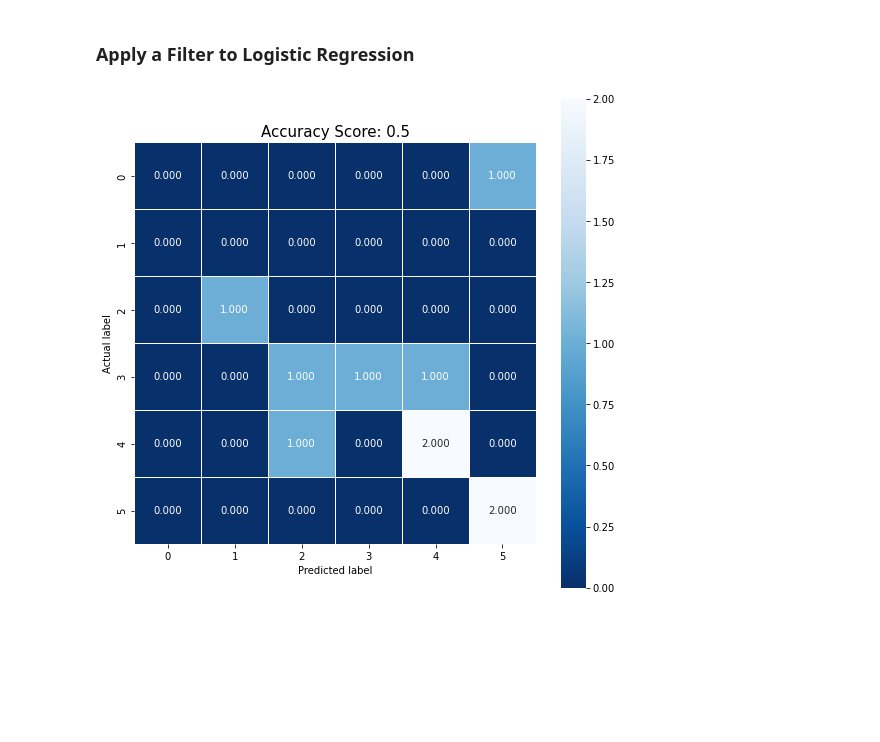
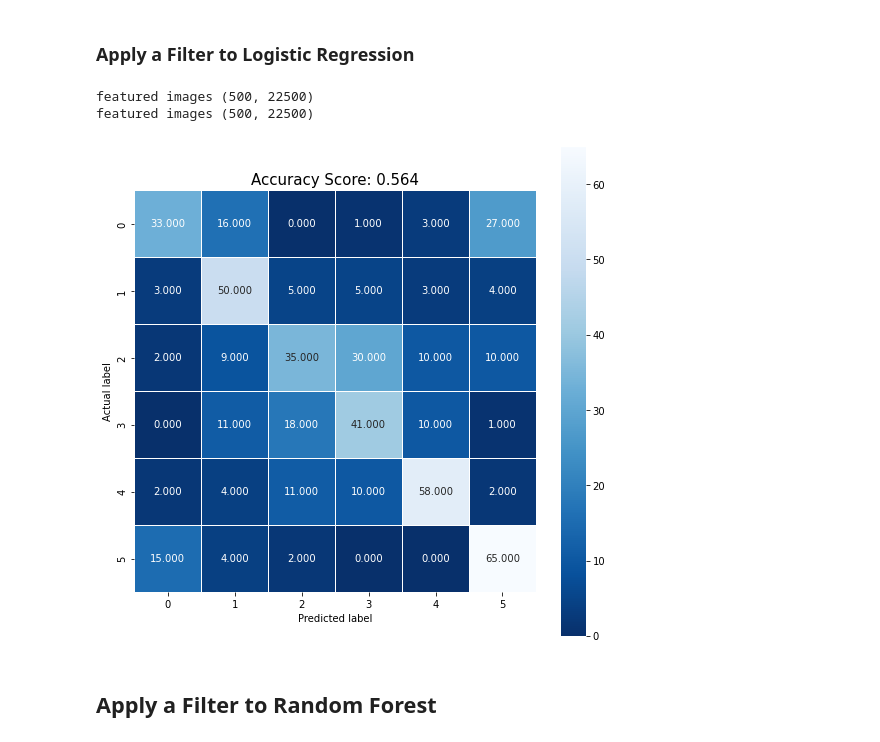
Before and after one commit to roxyrong/w281-project, a Jupyter notebook: Data_Prep_and_Features.ipynb, the cells around one changed output. Drawn from its saved outputs; the diff is of its cells as text; code cells hidden in the pictures; blank space fills up the shorter version.

Commit message:
drop non (150x150) images and add random forest

```diff
--- a/Data_Prep_and_Features.ipynb
+++ b/Data_Prep_and_Features.ipynb
@@ -35,3 +35,19 @@ train_path = 'seg_train/seg_train/'
 training_set = load_dataset(train_path)
 # %% [markdown]
 ### Split Training Data into Train/Val
+# %%
+#Remove images that are not (150,150)
+resolution_col = []
+for idx, row in training_set.iterrows():
+    img = plt.imread(row['filename'])
+    if img.shape == (150, 150, 3):
+        resolution_col.append('good')
+    else:
+        resolution_col.append('drop')
+
+new_training_set = training_set.copy()
+new_training_set['resolution'] = resolution_col
+new_training_set.drop(new_training_set[new_training_set.resolution == "drop"].index, inplace=True)
+# new_training_set = training_set.drop('resolution' == 'drop')
+print("old", training_set.shape)
+print("new", new_training_set.shape)
@@ -37,0 +57,3 @@ training_set = load_dataset(train_path)
+# %%
+new_training_set = new_training_set.drop("resolution", axis = 1)
+print(new_training_set.shape)
@@ -41,7 +65,7 @@ def train_val_split(training_set):
     train, val = train_test_split(training_set, test_size=0.2, random_state = 314)
     return train, val
 # %%
-train, val = train_val_split(training_set) #split the training data into a training subset and validation set
+train, val = train_val_split(new_training_set) #split the training data into a training subset and validation set
 # %%
 def sanity_check_split(train, val):
     """Ensure multiclasses are still equally distributed after split"""
@@ -193,7 +219,11 @@ def logistic_regression(train, val, feature):
 
     pass
 # %%
-# logistic_regression(train, val, "fourier") #full dataset - need to clear out different sized images, uncomment to run
-logistic_regression(train.iloc[:100,], val.iloc[45:55,], "fourier") #trying a small sample for sanity check
+# logistic_regression(train, val, "fourier") #full dataset - uncomment to run
+logistic_regression(train.iloc[:500], val.iloc[:500], "fourier") #trying a small sample for sanity check
 # %% [output]
+featured images (500, 22500)
+featured images (500, 22500)
-[figure, old version]
+[figure, new version]
+# %% [markdown]
+## Apply a Filter to Random Forest
```
Also changed, not shown: parts of 10 cells of this notebook.
